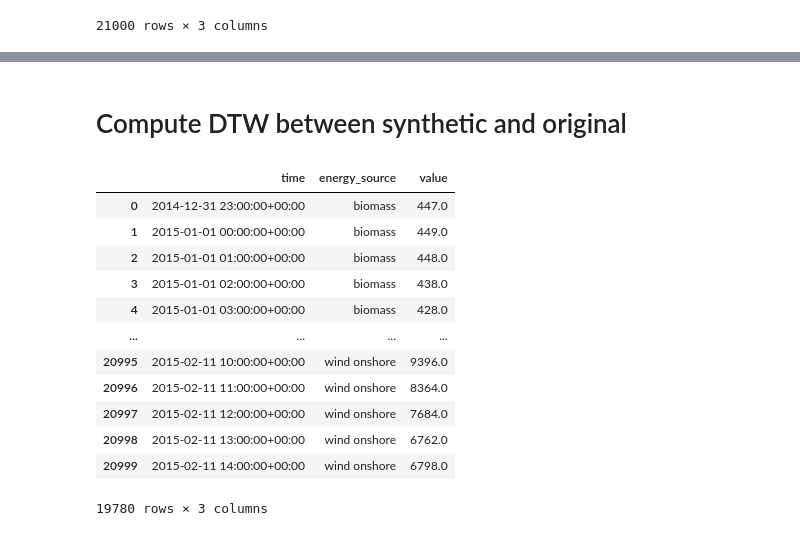
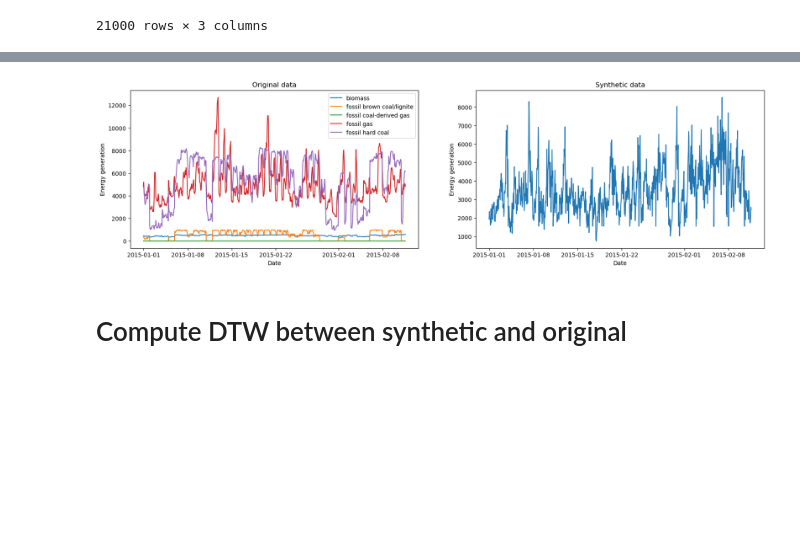
Before and after one commit to oskargirardin/CRP_GDPR_datasets, a Jupyter notebook: use_cases/time_series_prediction/time_series.ipynb, the cells around one changed output, grey strips where cells are left out. Cells and saved outputs as stored; diff of their text form; code cells hidden in the pictures; blank space fills up the shorter version.

```diff
--- a/use_cases/time_series_prediction/time_series.ipynb
+++ b/use_cases/time_series_prediction/time_series.ipynb
@@ -599,0 +334,2 @@ plt.show()
+# %%
+df_long, metadata = get_energy_data_metadata(rows_limit=1000, interpolate= True, drop_na_cols=True)
@@ -600,18 +352,11 @@ plt.show()
+# %%
+# Load model
+synthesizer = PARSynthesizer.load("./models/energy1000_300ep_linint.pkl")
+
+synth_data = synthesizer.sample(5)
+# %%
+plot_original_synthetic_ts(df_long, synth_data, 5, 1)
+# %% [output]
+[figure, added]
 # %% [markdown]
 # Compute DTW between synthetic and original
-# %%
-df_long.dropna()
-# %% [output]
-|  | time | energy_source | value |
-| 0 | 2014-12-31 23:00:00+00:00 | biomass | 447.0 |
-| 1 | 2015-01-01 00:00:00+00:00 | biomass | 449.0 |
-| 2 | 2015-01-01 01:00:00+00:00 | biomass | 448.0 |
-| 3 | 2015-01-01 02:00:00+00:00 | biomass | 438.0 |
-| 4 | 2015-01-01 03:00:00+00:00 | biomass | 428.0 |
-| ... | ... | ... | ... |
-| 20995 | 2015-02-11 10:00:00+00:00 | wind onshore | 9396.0 |
-| 20996 | 2015-02-11 11:00:00+00:00 | wind onshore | 8364.0 |
-| 20997 | 2015-02-11 12:00:00+00:00 | wind onshore | 7684.0 |
-| 20998 | 2015-02-11 13:00:00+00:00 | wind onshore | 6762.0 |
-| 20999 | 2015-02-11 14:00:00+00:00 | wind onshore | 6798.0 |
-19780 rows × 3 columns
```
Also changed, not shown: parts of 55 cells of this notebook, 4 other files.
